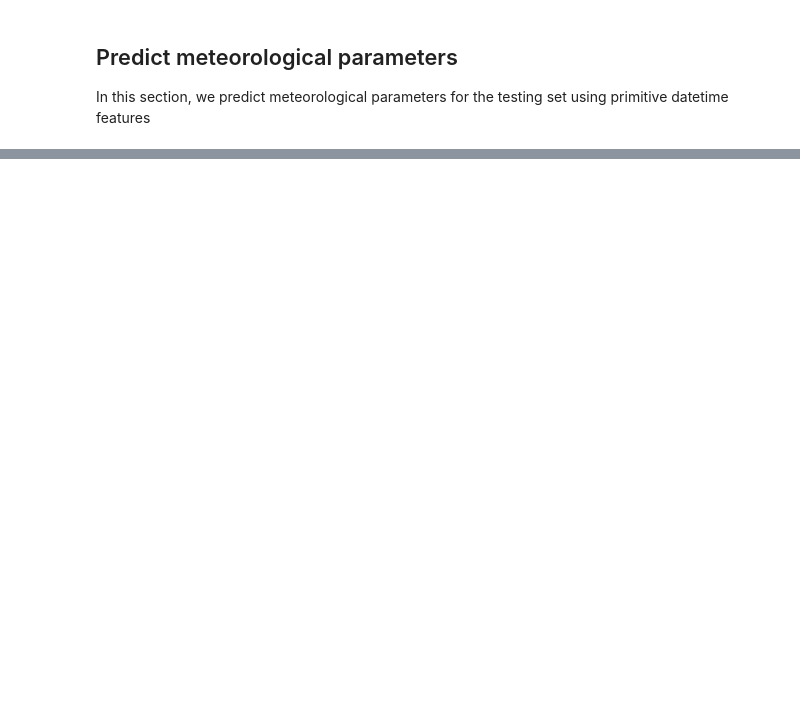
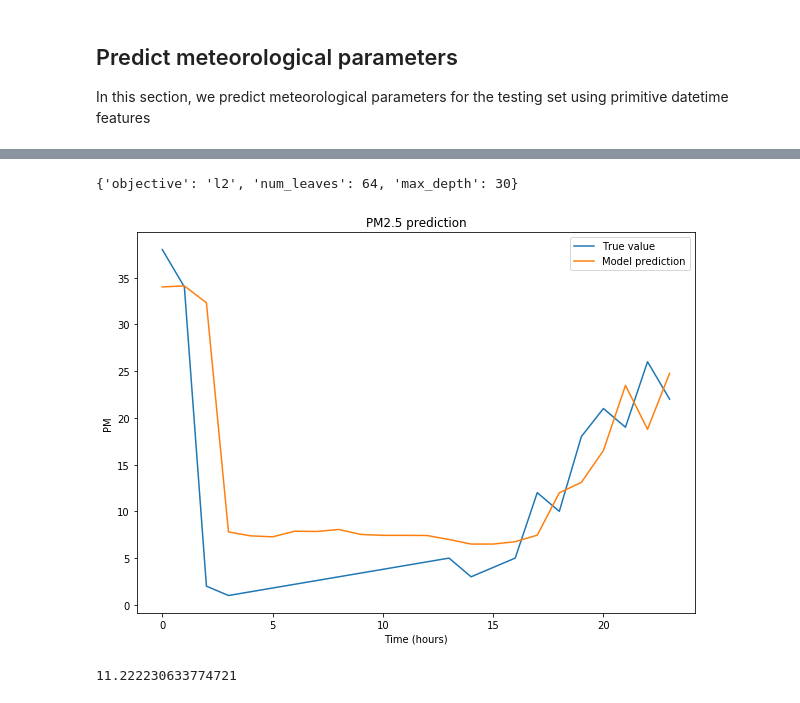
Before and after one commit to TravorLZH/pm25, a Jupyter notebook: pm25_forecasting.ipynb, the cells around one changed output, grey strips where cells are left out. Drawn from its saved outputs; the diff is of its cells as text; code cells hidden in the pictures; blank space fills up the shorter version.

```diff
--- a/pm25_forecasting.ipynb
+++ b/pm25_forecasting.ipynb
@@ -132,0 +149,13 @@ plt.savefig("graphs/met_prediction.png")
+# %%
+pm_xtrain=train.drop("PM",axis=1)
+x_pm=pm_xtrain.columns
+pm_ytrain=train["PM"]
+
+lgb_grid={
+    "objective":["l1","l2","l2_root"],
+    "max_depth":[15, 20, 25, 30, 35],
+    "num_leaves":[64,128,256],
+}
+
+pm_model=RandomizedSearchCV(LGBMRegressor(random_state=101),n_jobs=4,lgb_grid,verbose=2)
+pm_model.fit(pm_xtrain,pm_ytrain)
@@ -132,0 +204,27 @@ plt.savefig("graphs/met_prediction.png")
+# %%
+pm_model.best_params_
+# %% [output]
+{'objective': 'l2', 'num_leaves': 64, 'max_depth': 30}
+# %%
+pm_predict=[]
+for k in tqdm(range(24),desc="Predicting PM2.5"):
+    fill_fea(k,["PM"])
+    pm_predict.append(pm_model.predict(test.loc[[k],x_pm]))
+# %%
+fg=plt.figure(figsize=(10,7))
+ax=fg.gca()
+
+ax.set_title("PM2.5 prediction")
+ax.plot(range(24),test.loc[range(24),"PM"],label="True value")
+ax.plot(range(24),pm_predict,label="Model prediction")
+ax.set_xlabel("Time (hours)")
+ax.set_ylabel("PM")
+ax.legend()
+
+plt.savefig("graphs/pm_prediction.png")
+# %% [output]
+[figure, added]
+# %%
+np.abs(np.array(pm_predict)-np.array(test.loc[range(24),"PM"])).mean()
+# %% [output]
+11.222230633774721
```
Also changed, not shown: parts of 8 cells of this notebook, 5 other files.
